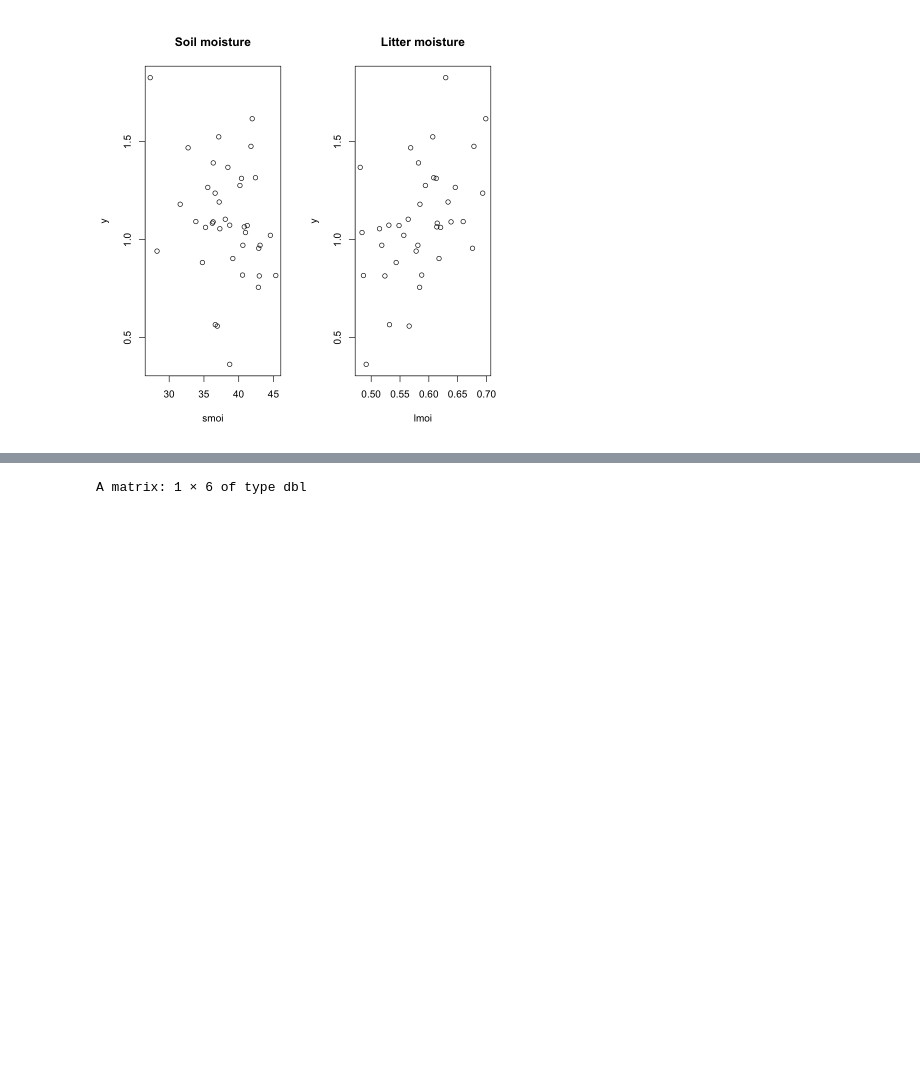
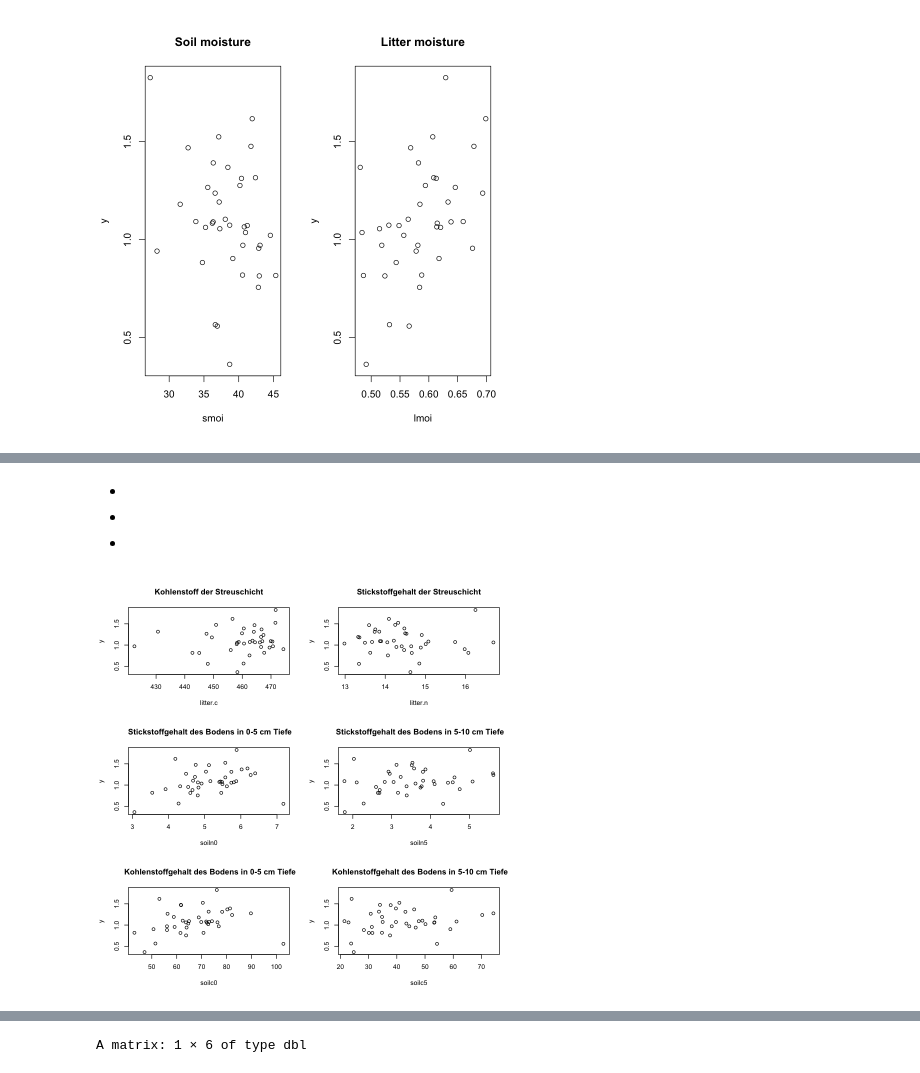
Before and after one commit to anshkhubchandani/statistik, a Jupyter notebook: projekt10.ipynb, the cells around one changed output, grey strips where cells are left out. Drawn from its saved outputs; the diff is of its cells as text; code cells hidden in the pictures; blank space fills up the shorter version.

```diff
--- a/projekt10.ipynb
+++ b/projekt10.ipynb
@@ -148,0 +208,17 @@ plot(y ~ lmoi, hainich.data, main="Litter moisture")
+# %% [markdown]
+-
+-
+-
+# %%
+#Boden/streuschicht Nährstoffe
+par(mfrow=c(3,2))
+plot(y ~ litter.c, hainich.data, main="Kohlenstoff der Streuschicht")
+plot(y ~ litter.n, hainich.data, main="Stickstoffgehalt der Streuschicht")
+
+plot(y ~ soiln0, hainich.data, main=" Stickstoffgehalt des Bodens in 0-5 cm Tiefe")
+plot(y ~ soiln5, hainich.data, main=" Stickstoffgehalt des Bodens in 5-10 cm Tiefe")
+
+plot(y ~ soilc0, hainich.data, main=" Kohlenstoffgehalt des Bodens in 0-5 cm Tiefe")
+plot(y ~ soilc5, hainich.data, main=" Kohlenstoffgehalt des Bodens in 5-10 cm Tiefe")
+# %% [output]
+[figure, added]
```
Also changed, not shown: parts of 10 cells of this notebook.
